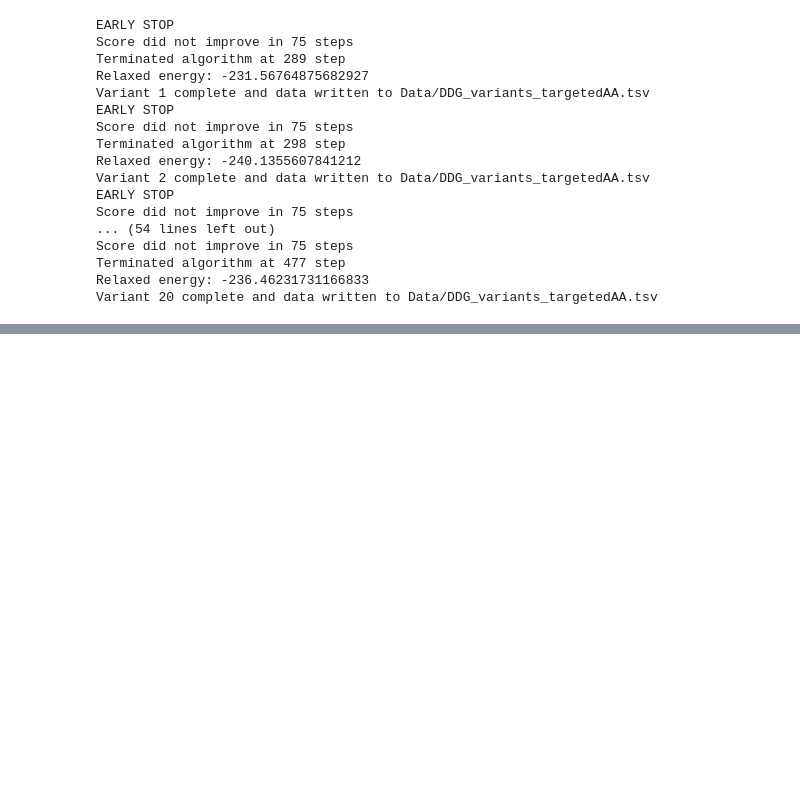
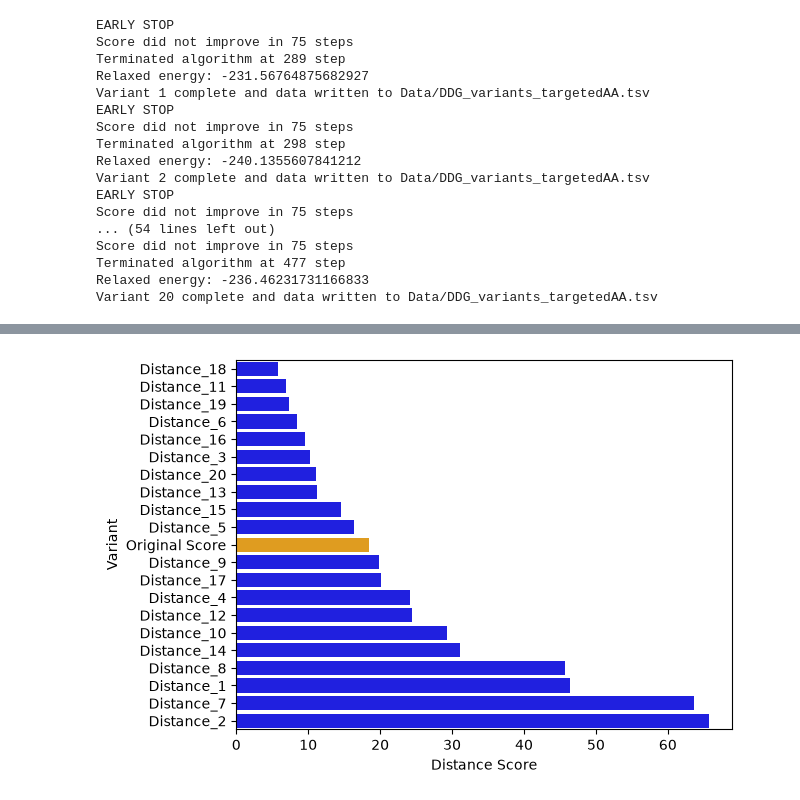
Before and after one commit to jcapecci09/Toxin-Engineering, a Jupyter notebook: project.ipynb, the cells around one changed output, grey strips where cells are left out. Cells and saved outputs as stored; diff of their text form; code cells hidden in the pictures; blank space fills up the shorter version.

```diff
--- a/project.ipynb
+++ b/project.ipynb
@@ -372,0 +378,30 @@ Protein_B residues   : 67
+# %%
+# Read distance tsv
+distance = pd.read_csv('Data/Distance_variants_targetedAA.tsv', sep='\t')
+
+# create label column
+distance.loc[:, 'label'] = distance.loc[:, 'pose_path'].str.split('/').str[1].str.split('.').str[0]
+
+# create data DataFrame with columns of interest
+data = distance.loc[:, ['score', 'label']]
+
+# place original score in data
+original_score = distance.loc[:, 'original_score'][0]
+data.loc[len(data)] = [original_score, 'Original Score']
+
+# sort by score
+data = data.sort_values('score')
+
+# color variants blue and wildtype orange
+colors = ['blue'] * len(data)
+colors[10] = 'orange'
+
+# generate barplot
+sns.barplot(data = data, x = 'score', y = 'label',
+            palette=colors, hue='label', legend=False, order=data['label'])
+
+plt.ylabel('Variant')
+plt.xlabel('Distance Score')
+plt.show()
+# %% [output]
+[figure, added]
```
Also changed, not shown: parts of 12 cells of this notebook, 17 other files.
